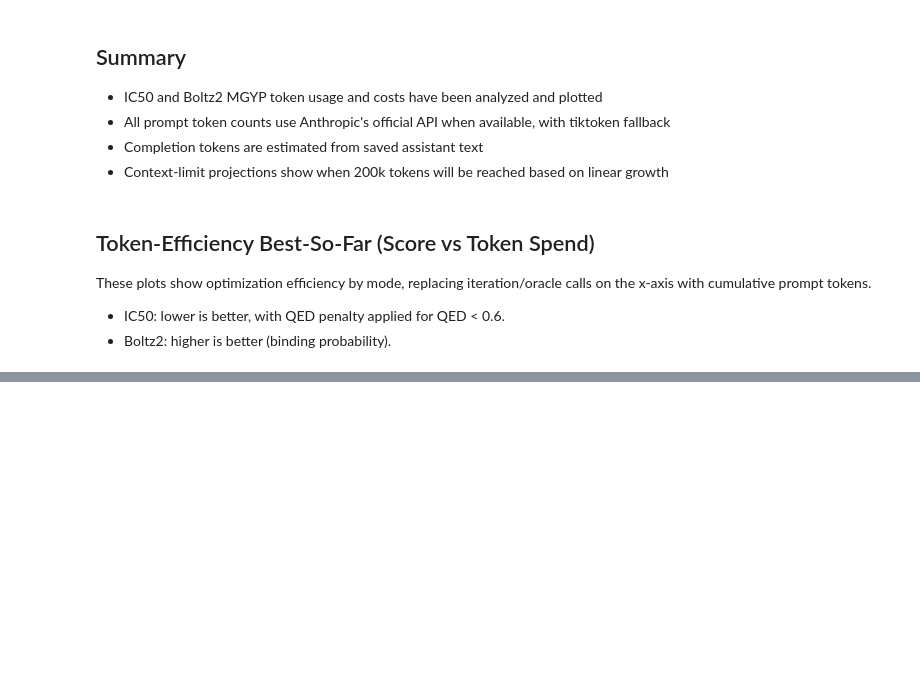
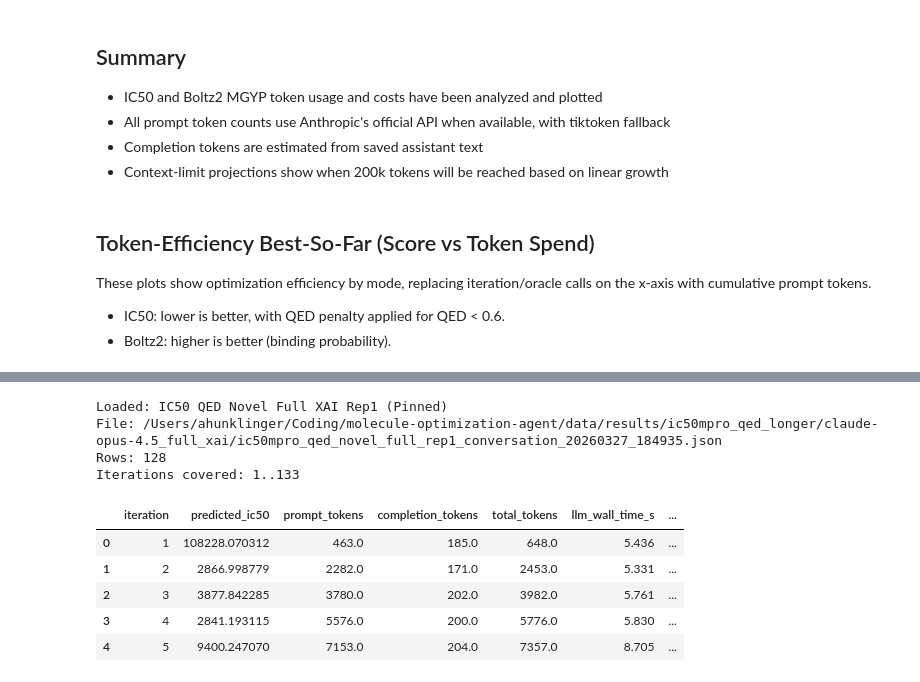
Before and after one commit to FabianKruger/molecule-optimization-agent, a Jupyter notebook: analysis/paper/ic50mpro_qed_boltz2_token_usage.ipynb, the cells around one changed output, grey strips where cells are left out. Cells and saved outputs as stored; diff of their text form; code cells hidden in the pictures; blank space fills up the shorter version.

```diff
--- a/analysis/paper/ic50mpro_qed_boltz2_token_usage.ipynb
+++ b/analysis/paper/ic50mpro_qed_boltz2_token_usage.ipynb
@@ -627,0 +681,44 @@ display(boltz2_eff_curve.head(10))
+# %%
+PINNED_RUN_PATH = ROOT / "data" / "results" / "ic50mpro_qed_longer" / "claude-opus-4.5_full_xai" / "ic50mpro_qed_novel_full_rep1_conversation_20260327_184935.json"
+PINNED_RUN_LABEL = "IC50 QED Novel Full XAI Rep1 (Pinned)"
+
+pinned_raw = json.loads(PINNED_RUN_PATH.read_text(encoding="utf-8"))
+pinned_trace = pinned_raw.get("trace", [])
+
+pinned_rows = []
+for entry in pinned_trace:
+    scores = entry.get("scores") or {}
+    pinned_rows.append(
+        {
+            "iteration": int(entry.get("iteration", 0)),
+            "predicted_ic50": safe_float(entry.get("score", np.nan)),
+            "prompt_tokens": safe_float(entry.get("prompt_tokens", np.nan)),
+            "completion_tokens": safe_float(entry.get("completion_tokens", np.nan)),
+            "total_tokens": safe_float(entry.get("total_tokens", np.nan)),
+            "llm_wall_time_s": safe_float(entry.get("llm_wall_time_s", np.nan)),
+            "oracle_wall_time_s": safe_float(entry.get("oracle_wall_time_s", np.nan)),
+            "oracle_ic50": safe_float(scores.get("IC50", np.nan)),
+            "oracle_qed": safe_float(scores.get("QED", np.nan)),
+            "oracle_novelty": safe_float(scores.get("Novelty", np.nan)),
+        }
+    )
+
+pinned_df = pd.DataFrame(pinned_rows).sort_values("iteration").reset_index(drop=True)
+
+print(f"Loaded: {PINNED_RUN_LABEL}")
+print(f"File: {PINNED_RUN_PATH}")
+print(f"Rows: {len(pinned_df)}")
+print(f"Iterations covered: {int(pinned_df['iteration'].min())}..{int(pinned_df['iteration'].max())}")
+
+display(pinned_df.head(5))
+# %% [output]
+Loaded: IC50 QED Novel Full XAI Rep1 (Pinned)
+File: /Users/ahunklinger/Coding/molecule-optimization-agent/data/results/ic50mpro_qed_longer/claude-opus-4.5_full_xai/ic50mpro_qed_novel_full_rep1_conversation_20260327_184935.json
+Rows: 128
+Iterations covered: 1..133
+|  | iteration | predicted_ic50 | prompt_tokens | completion_tokens | total_tokens | llm_wall_time_s | ... |
+| 0 | 1 | 108228.070312 | 463.0 | 185.0 | 648.0 | 5.436 | ... |
+| 1 | 2 | 2866.998779 | 2282.0 | 171.0 | 2453.0 | 5.331 | ... |
+| 2 | 3 | 3877.842285 | 3780.0 | 202.0 | 3982.0 | 5.761 | ... |
+| 3 | 4 | 2841.193115 | 5576.0 | 200.0 | 5776.0 | 5.830 | ... |
+| 4 | 5 | 9400.247070 | 7153.0 | 204.0 | 7357.0 | 8.705 | ... |
```
Also changed, not shown: parts of 5 cells of this notebook, 3 other files.
